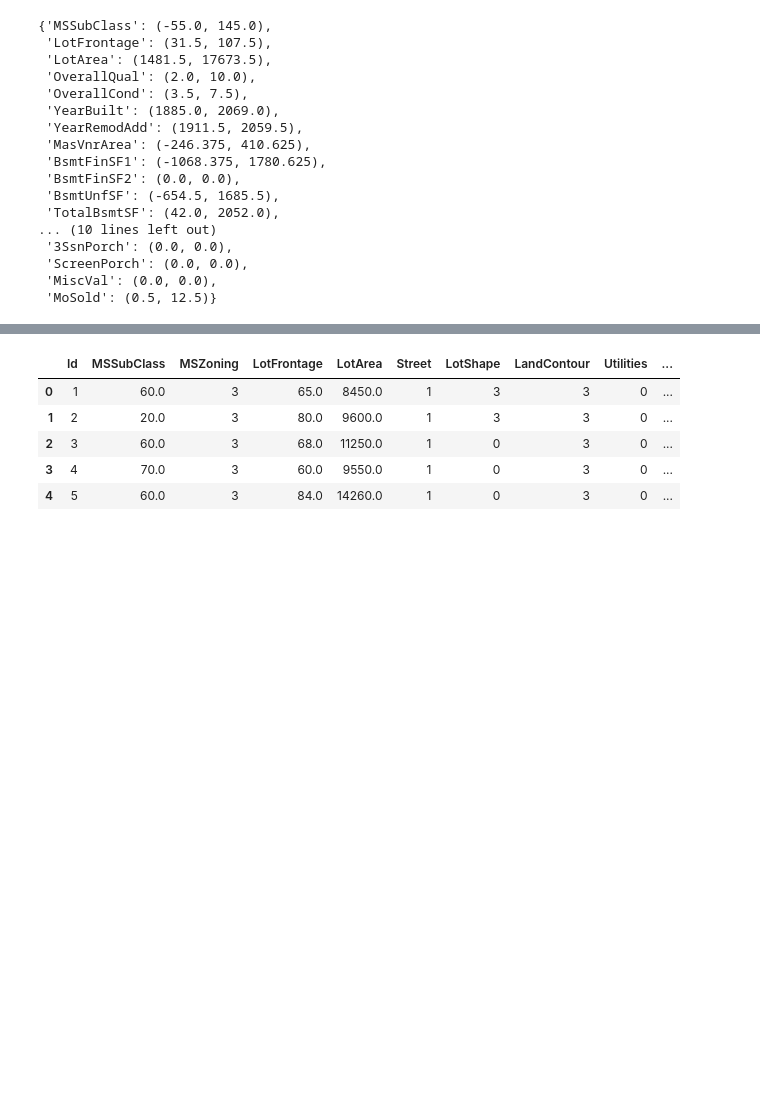
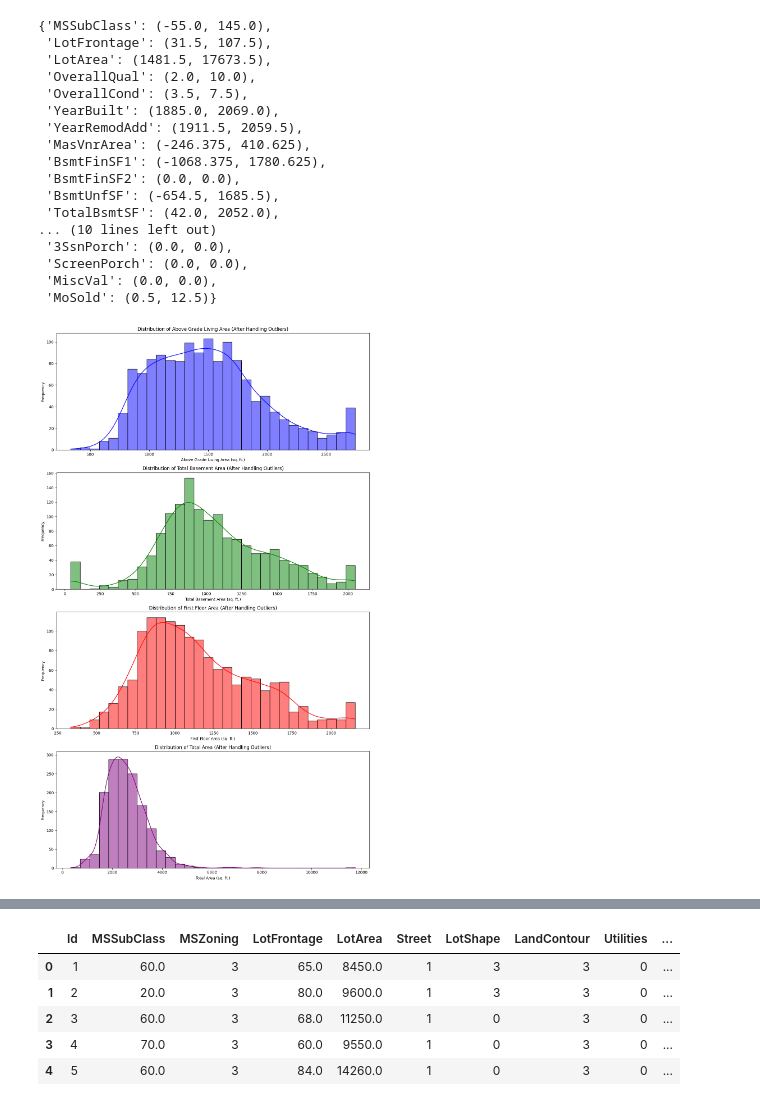
Before and after one commit to jatinchawda1503/Housing-Prices-Competition-Kaggle, a Jupyter notebook: vis.ipynb, the cells around one changed output, grey strips where cells are left out. Drawn from its saved outputs; the diff is of its cells as text; code cells hidden in the pictures; blank space fills up the shorter version.

```diff
--- a/vis.ipynb
+++ b/vis.ipynb
@@ -326,30 +326,32 @@ bounds
  'MiscVal': (0.0, 0.0),
  'MoSold': (0.5, 12.5)}
 # %%
-# # Set up the matplotlib figure
-# fig, ax = plt.subplots(4, 1, figsize=(12, 20))
+# Set up the matplotlib figure
+fig, ax = plt.subplots(4, 1, figsize=(12, 20))
 
-# # Plotting the distributions
-# sns.histplot(cleaned_data['GrLivArea'], ax=ax[0], bins=30, color='blue', kde=True)
-# ax[0].set_title('Distribution of Above Grade Living Area (After Handling Outliers)')
-# ax[0].set_xlabel('Above Grade Living Area (sq. ft.)')
-# ax[0].set_ylabel('Frequency')
+# Plotting the distributions
+sns.histplot(cleaned_data['GrLivArea'], ax=ax[0], bins=30, color='blue', kde=True)
+ax[0].set_title('Distribution of Above Grade Living Area (After Handling Outliers)')
+ax[0].set_xlabel('Above Grade Living Area (sq. ft.)')
+ax[0].set_ylabel('Frequency')
 
-# sns.histplot(cleaned_data['TotalBsmtSF'], ax=ax[1], bins=30, color='green', kde=True)
-# ax[1].set_title('Distribution of Total Basement Area (After Handling Outliers)')
-# ax[1].set_xlabel('Total Basement Area (sq. ft.)')
-# ax[1].set_ylabel('Frequency')
+sns.histplot(cleaned_data['TotalBsmtSF'], ax=ax[1], bins=30, color='green', kde=True)
+ax[1].set_title('Distribution of Total Basement Area (After Handling Outliers)')
+ax[1].set_xlabel('Total Basement Area (sq. ft.)')
+ax[1].set_ylabel('Frequency')
 
-# sns.histplot(cleaned_data['1stFlrSF'], ax=ax[2], bins=30, color='red', kde=True)
-# ax[2].set_title('Distribution of First Floor Area (After Handling Outliers)')
-# ax[2].set_xlabel('First Floor Area (sq. ft.)')
-# ax[2].set_ylabel('Frequency')
+sns.histplot(cleaned_data['1stFlrSF'], ax=ax[2], bins=30, color='red', kde=True)
+ax[2].set_title('Distribution of First Floor Area (After Handling Outliers)')
+ax[2].set_xlabel('First Floor Area (sq. ft.)')
+ax[2].set_ylabel('Frequency')
 
-# sns.histplot(cleaned_data['TotalArea'], ax=ax[3], bins=30, color='purple', kde=True)
-# ax[3].set_title('Distribution of Total Area (After Handling Outliers)')
-# ax[3].set_xlabel('Total Area (sq. ft.)')
-# ax[3].set_ylabel('Frequency')
+sns.histplot(cleaned_data['TotalArea'], ax=ax[3], bins=30, color='purple', kde=True)
+ax[3].set_title('Distribution of Total Area (After Handling Outliers)')
+ax[3].set_xlabel('Total Area (sq. ft.)')
+ax[3].set_ylabel('Frequency')
 
-# plt.tight_layout()
-# plt.show()
+plt.tight_layout()
+plt.show()
+# %% [output]
+[figure, added]
 # %%
```
Also changed, not shown: parts of 6 cells of this notebook, 1 other file.
